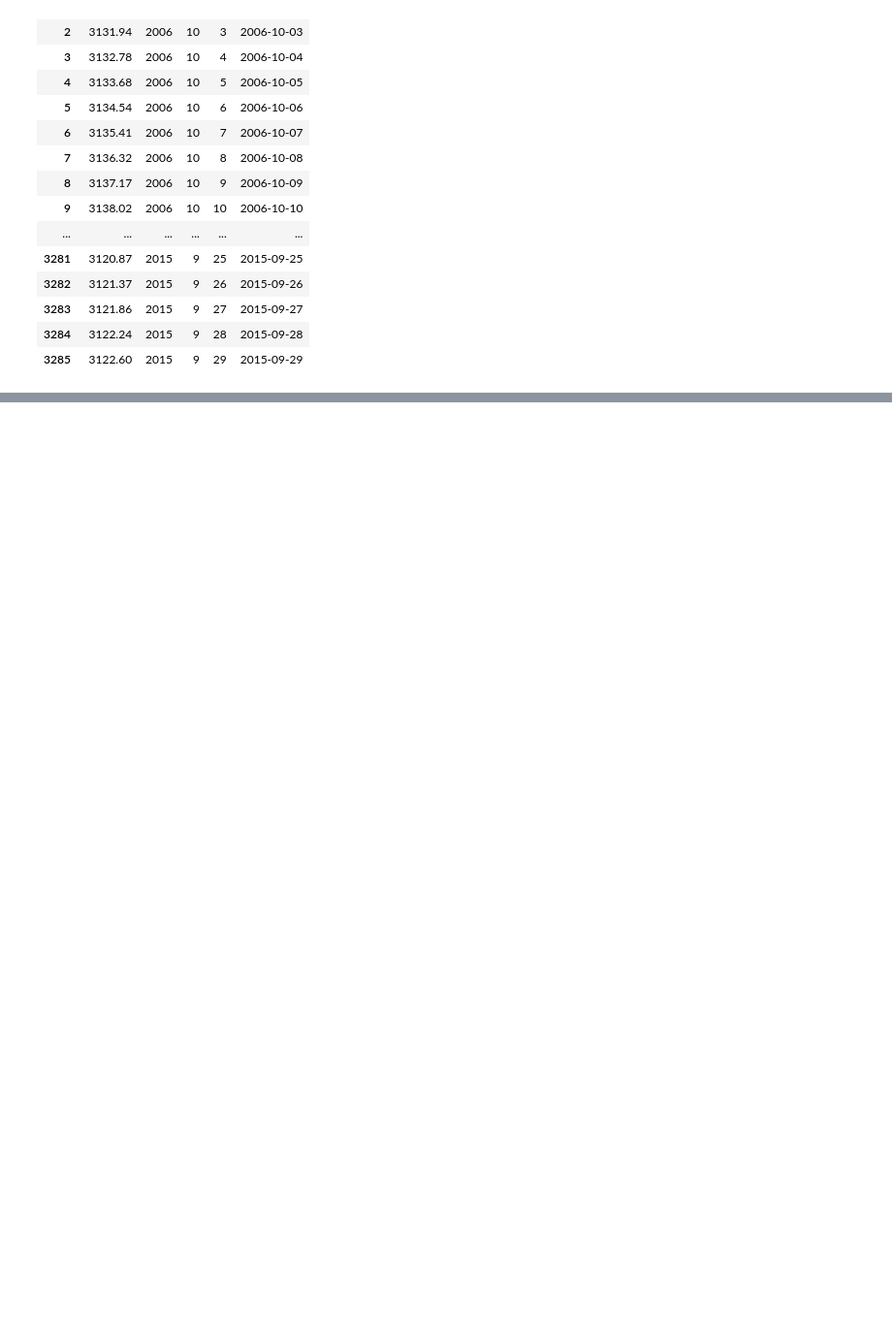
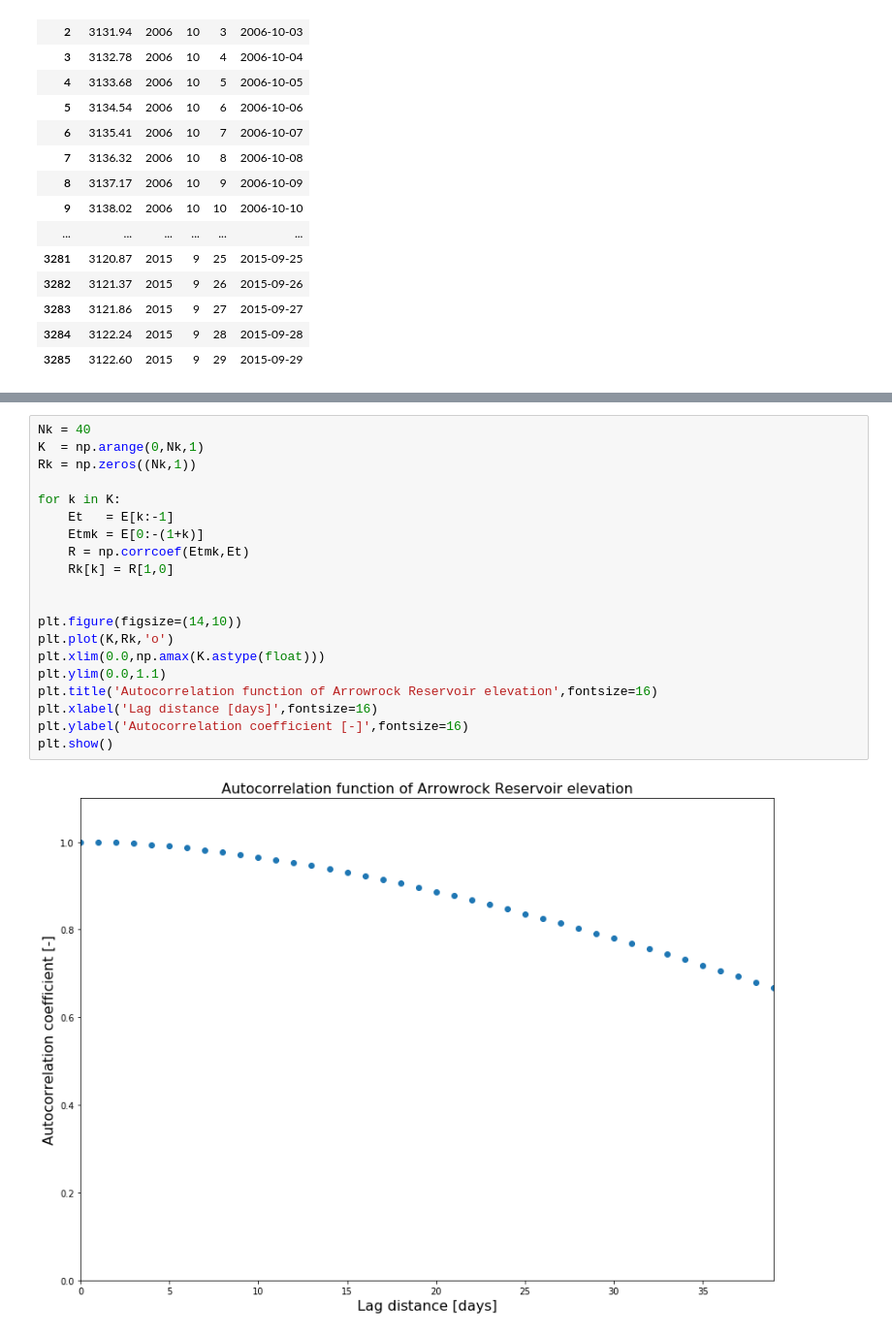
Before and after one commit to lwomeldo/Hydrologic-Modeling, a Jupyter notebook: ArrowrockReservoir.ipynb, the cells around one changed output, grey strips where cells are left out. Shown at 97% size. Saved outputs shown, nothing was run; the diff lists cells and outputs as text; blank space fills up the shorter version.

```diff
--- a/ArrowrockReservoir.ipynb
+++ b/ArrowrockReservoir.ipynb
@@ -83,0 +103,22 @@ plt.show()
+# %%
+Nk = 40
+K  = np.arange(0,Nk,1)
+Rk = np.zeros((Nk,1))
+
+for k in K:
+    Et   = E[k:-1]
+    Etmk = E[0:-(1+k)]
+    R = np.corrcoef(Etmk,Et)
+    Rk[k] = R[1,0]
+
+
+plt.figure(figsize=(14,10))
+plt.plot(K,Rk,'o')
+plt.xlim(0.0,np.amax(K.astype(float)))
+plt.ylim(0.0,1.1)
+plt.title('Autocorrelation function of Arrowrock Reservoir elevation',fontsize=16)
+plt.xlabel('Lag distance [days]',fontsize=16)
+plt.ylabel('Autocorrelation coefficient [-]',fontsize=16)
+plt.show()
+# %% [output]
+[figure, added]
```
Also changed, not shown: parts of 6 cells of this notebook.
